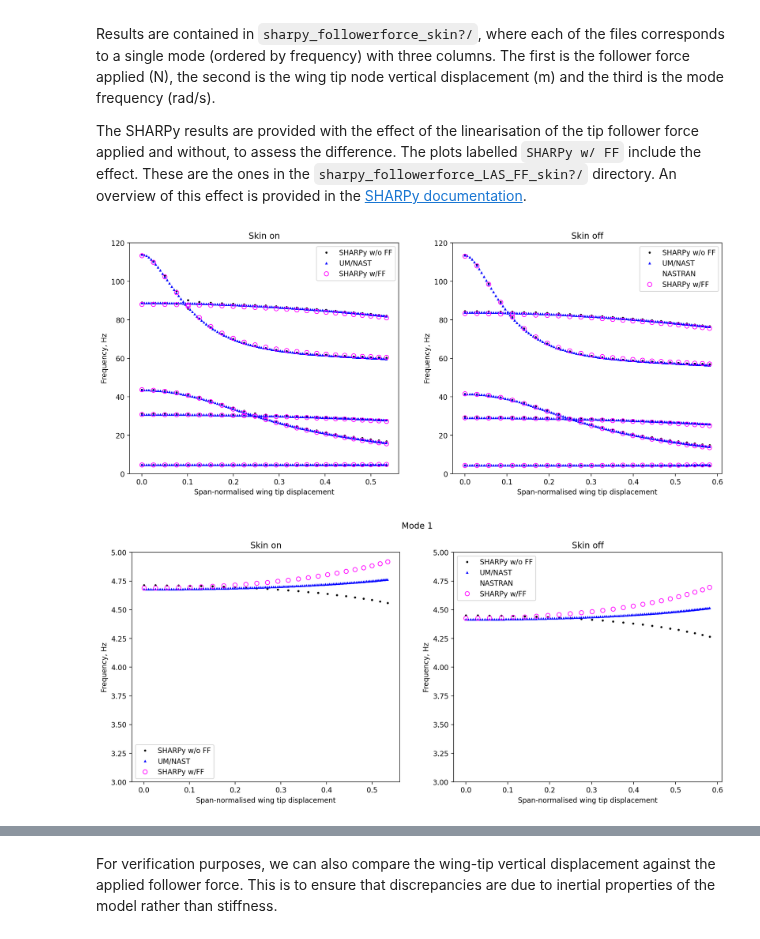
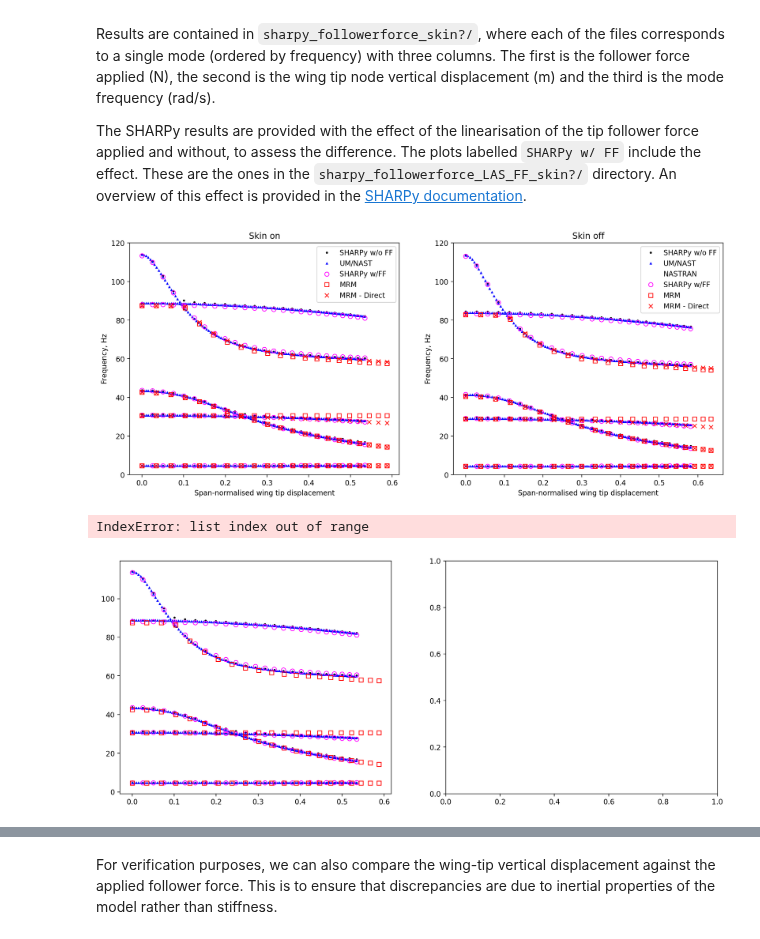
Before and after one commit to ngoiz/pazy-aepw3-results, a Jupyter notebook: 04_DeformedModal/04_DeformedModalResults.ipynb, the cells around one changed output, grey strips where cells are left out. Drawn from its saved outputs; the diff is of its cells as text; code cells hidden in the pictures.

Commit message:
MRM follower force deformed modal results

```diff
--- a/04_DeformedModal/04_DeformedModalResults.ipynb
+++ b/04_DeformedModal/04_DeformedModalResults.ipynb
@@ -59,6 +59,10 @@ The results files `sharpy_bending_skin?` contain a file for each mode, ordered i
 # %%
 bending_results = []
 for skin in [True, False]:
+    if skin:
+        skin_str = 'w'
+    else:
+        skin_str = 'wo'
     # SHARPy
     path = './sharpy_bending_skin{:g}/'.format(skin)
     bending_results.append({'data': [np.loadtxt(path + 'mode_{:02g}.txt'.format(i_mode)) for i_mode in range(5)],
@@ -86,13 +90,13 @@ lines = [[], []]
 labels = [[], []]
 
 for case in bending_results:
-    for i_mode in range(5):
+    for i_mode in range(len(case['data'])):
         if case['skin']:
             a = ax[0]
         else:
             a = ax[1]
 
-        a.plot(np.abs(case['data'][i_mode][:, 1]) / 0.55, case['data'][i_mode][:, -1] / 2 / np.pi, **case['line_style'])
+        a.plot(np.abs(case['data'][i_mode][:, 1]), case['data'][i_mode][:, -1] / 2 / np.pi, **case['line_style'])
 
     # legend
     if case['skin']:
@@ -124,6 +128,10 @@ The SHARPy results are provided with the effect of the linearisation of the tip
 # %%
 ff_results = []
 for skin in [True, False]:
+    if skin:
+        skin_str = 'w'
+    else:
+        skin_str = 'wo'
     # SHARPy
     path = './sharpy_followerforce_skin{:g}/'.format(skin)
     ff_results.append({'data': [np.loadtxt(path + 'mode_{:02g}.txt'.format(i_mode)) for i_mode in range(5)],
@@ -147,38 +155,50 @@ for skin in [True, False]:
                    'skin': skin,
                    'line_style': {'marker': 'o', 'label': 'SHARPy w/FF', 'ms': 6, 'color': 'magenta',
                                   'mfc': 'none', 'ls':'none'}})
+
+    # MRM
+    path = './mrm_followerforce_skin{:g}/'.format(skin)
+    ff_results.append({'data': [np.loadtxt(path + 'mode_{:02g}.txt'.format(i_mode)) for i_mode in range(4)],
+                       'skin': skin,
+                       'line_style': {'marker': 's', 'label': 'MRM', 'ms': 6, 'markeredgecolor': 'r', 'markerfacecolor':'none', 'ls':'none'}})
+
+    # MRM - direct
+    path = './mrm_followerforce_skin{:g}_direct/'.format(skin)
+    ff_results.append({'data': [np.loadtxt(path + 'mode_{:02g}.txt'.format(i_mode)) for i_mode in range(4)],
+                       'skin': skin,
+                       'line_style': {'marker': 'x', 'label': 'MRM - Direct', 'ms': 6, 'color': 'r', 'ls':'none'}})
 # %%
 fig, ax = plt.subplots(ncols=2, figsize=(15, 6))
 lines = [[], []]
 labels = [[], []]
 for case in ff_results:
     for i_mode in range(len(case['data'])):
         if case['skin']:
             a = ax[0]
         else:
             a = ax[1]
 
-        a.plot((case['data'][i_mode][:, 1]) / 0.55, case['data'][i_mode][:, -1] / 2 / np.pi, **case['line_style'])
+        a.plot(np.abs(case['data'][i_mode][:, 1]) / 0.55, case['data'][i_mode][:, -1] / 2 / np.pi, **case['line_style'])
 
     # legend
     if case['skin']:
         label_idx = 0
     else:
         label_idx = 1
     lines[label_idx].append(mpl.lines.Line2D([0], [0], **case['line_style']))
     labels[label_idx].append(case['line_style']['label'])
 
 ax[0].legend(lines[0], labels[0])
 ax[1].legend(lines[1], labels[1])
 
 for a in ax:
     a.set_xlabel('Span-normalised wing tip displacement')
     a.set_ylabel('Frequency, Hz')
     a.set_ylim(0, 120)
 ax[0].set_title('Skin on')
 ax[1].set_title('Skin off');
 # %% [output]
-[figure, old version]
+[figure, new version]
 # %%
 fig, ax = plt.subplots(ncols=2, figsize=(15, 6))
 lines = [[], []]
@@ -211,7 +231,8 @@ plt.suptitle('Mode 1')
 ax[0].set_title('Skin on')
 ax[1].set_title('Skin off');
 # %% [output]
+IndexError: list index out of range
-[figure, old version]
+[figure, new version]
 # %%
 fig, ax = plt.subplots(ncols=2, figsize=(15, 6))
 lines = [[], []]
```
Also changed, not shown: parts of 4 cells of this notebook, 16 other files.
